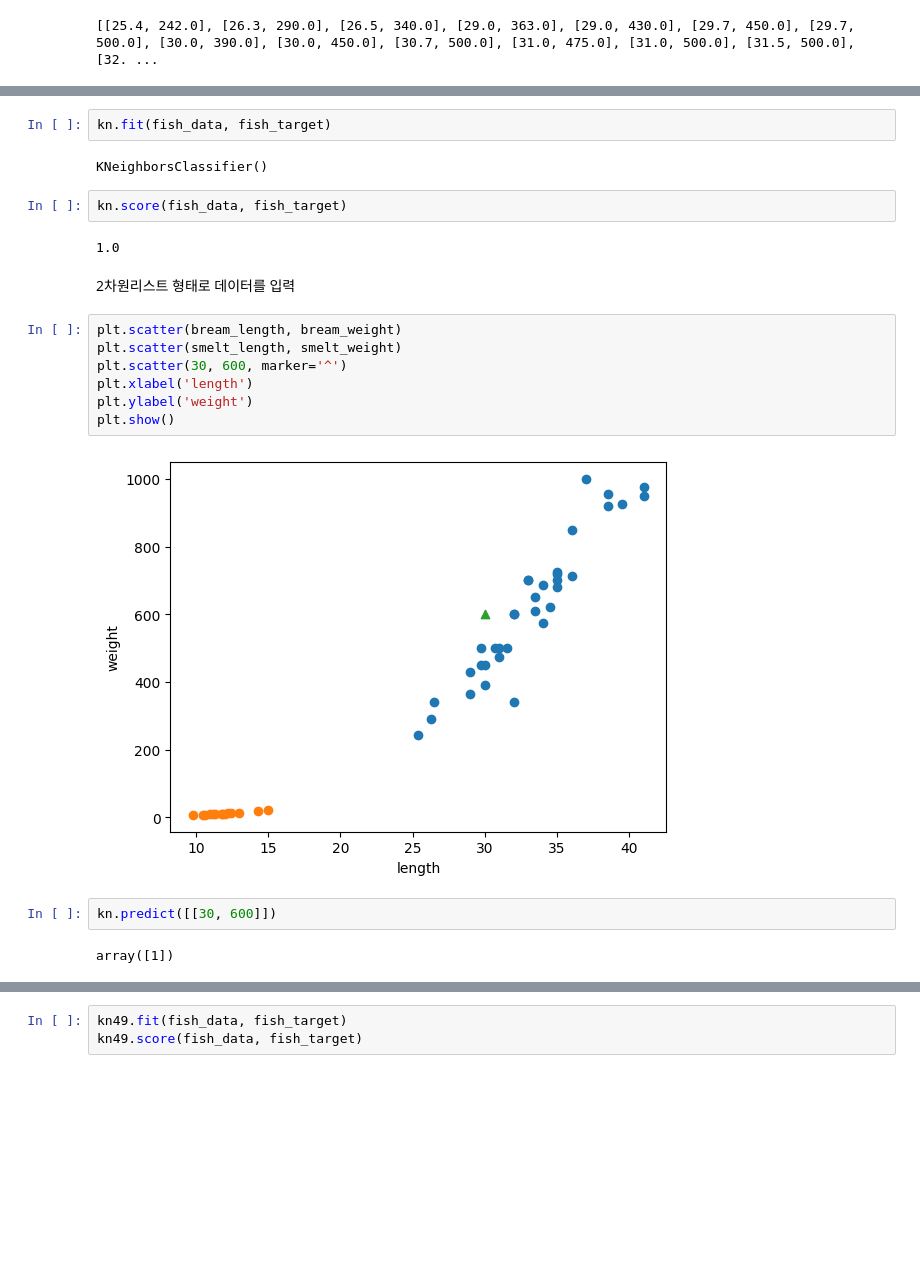
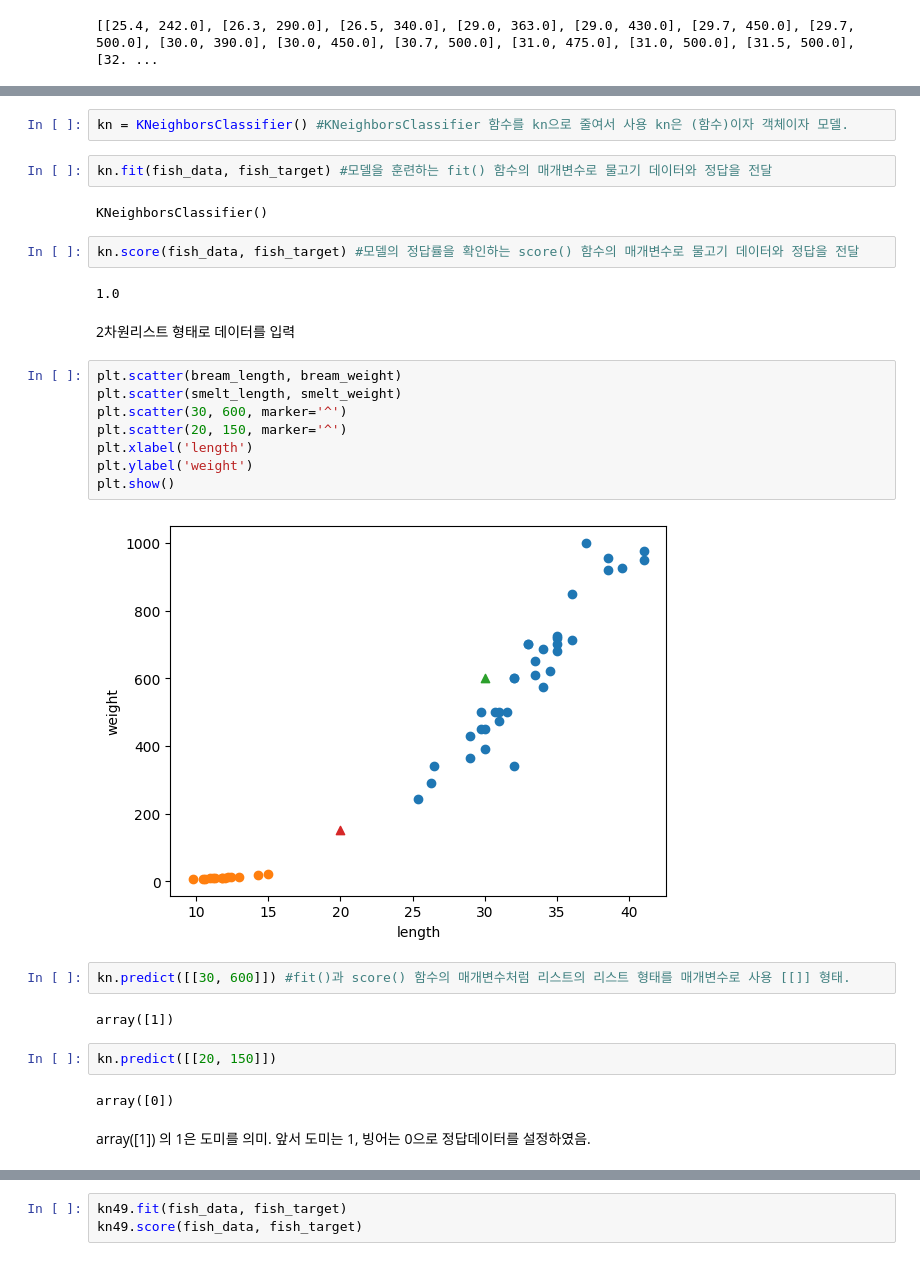
Before and after one commit to klklgooa/MachineLearning, a Jupyter notebook: 1.ipynb, the cells around one changed output, grey strips where cells are left out. Saved outputs shown, nothing was run; the diff lists cells and outputs as text; blank space fills up the shorter version.

```diff
--- a/1.ipynb
+++ b/1.ipynb
@@ -51,24 +53,34 @@ kn = KNeighborsClassifier()
+# %%
+kn = KNeighborsClassifier() #KNeighborsClassifier 함수를 kn으로 줄여서 사용 kn은 (함수)이자 객체이자 모델.
 # %%
-kn.fit(fish_data, fish_target)
+kn.fit(fish_data, fish_target) #모델을 훈련하는 fit() 함수의 매개변수로 물고기 데이터와 정답을 전달
 # %% [output]
 KNeighborsClassifier()
-# %%
-kn.score(fish_data, fish_target)
-# %% [output]
-1.0
+# %%
+kn.score(fish_data, fish_target) #모델의 정답률을 확인하는 score() 함수의 매개변수로 물고기 데이터와 정답을 전달
+# %% [output]
+1.0
 # %% [markdown]
 2차원리스트 형태로 데이터를 입력
 # %%
 plt.scatter(bream_length, bream_weight)
 plt.scatter(smelt_length, smelt_weight)
 plt.scatter(30, 600, marker='^')
+plt.scatter(20, 150, marker='^')
 plt.xlabel('length')
 plt.ylabel('weight')
 plt.show()
 # %% [output]
-[figure, old version]
+[figure, new version]
+# %%
+kn.predict([[30, 600]]) #fit()과 score() 함수의 매개변수처럼 리스트의 리스트 형태를 매개변수로 사용 [[]] 형태.
+# %% [output]
+array([1])
 # %%
-kn.predict([[30, 600]])
+kn.predict([[20, 150]])
 # %% [output]
-array([1])
+array([0])
+# %% [markdown]
+array([1]) 의 1은 도미를 의미.
+앞서 도미는 1, 빙어는 0으로 정답데이터를 설정하였음.
 # %%
```
Also changed, not shown: parts of 8 cells of this notebook.
